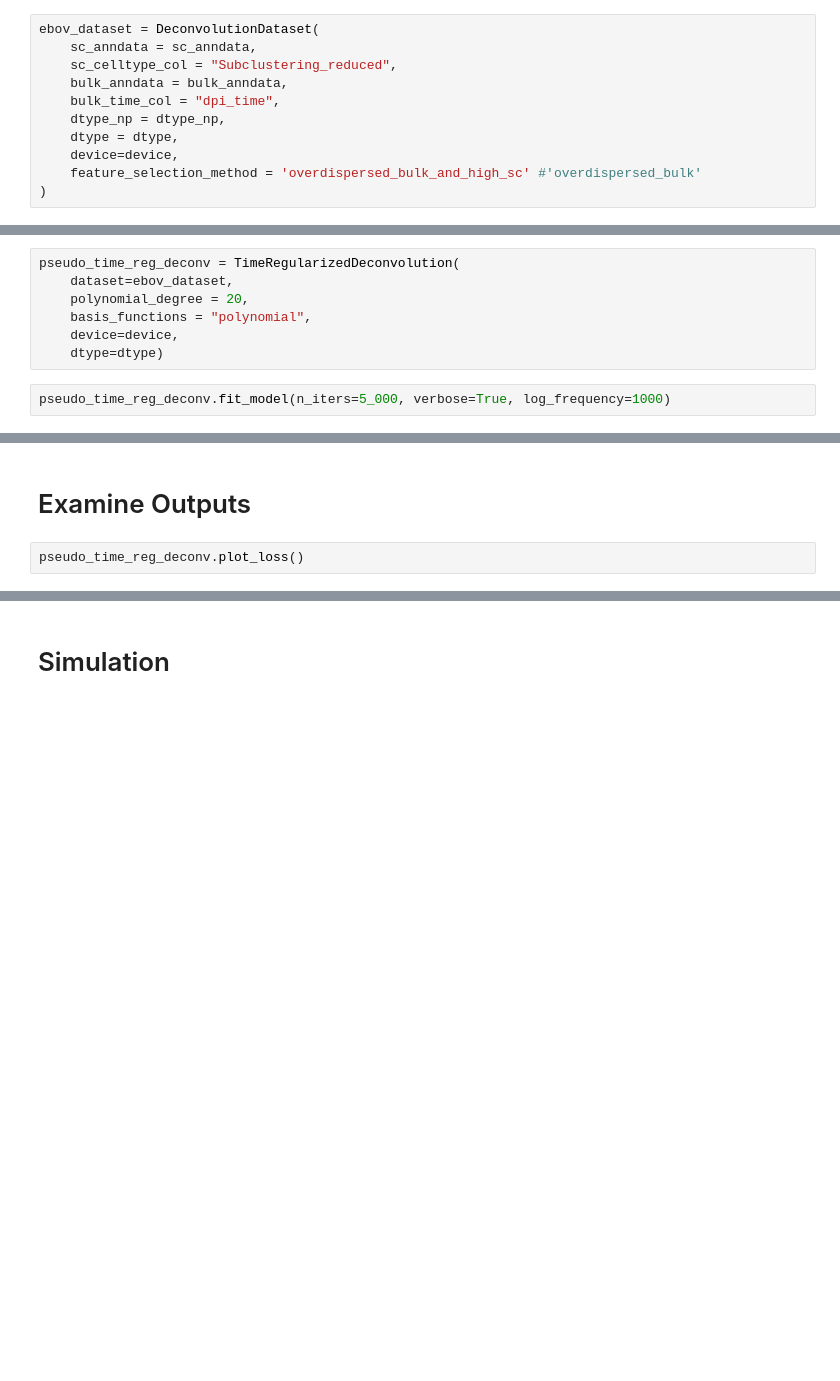
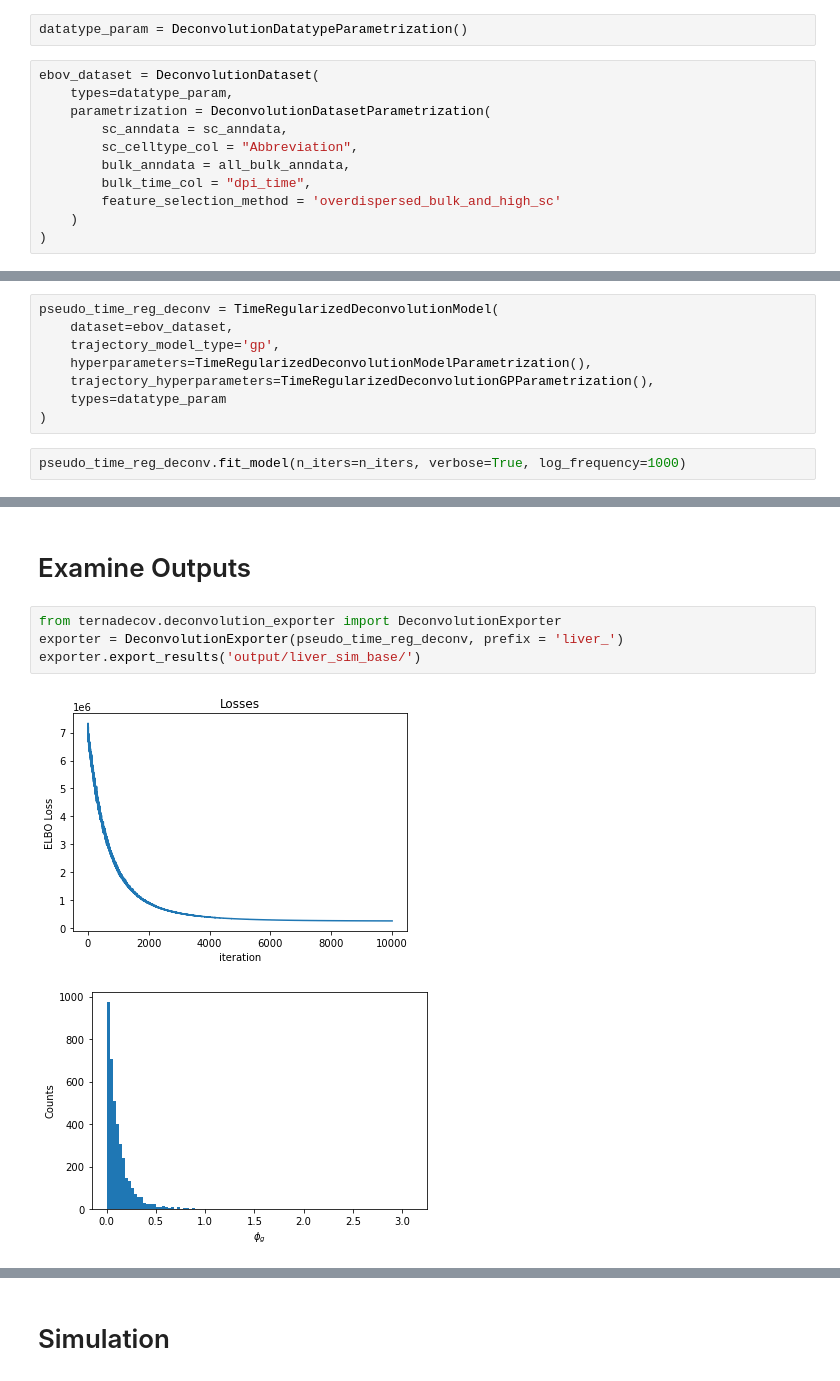
Before and after one commit to broadinstitute/temporal-rna-seq-deconvolution, a Jupyter notebook: notebooks/deconvolve-simulated-periodic-example.ipynb, the cells around one changed output, grey strips where cells are left out. Saved outputs shown, nothing was run; the diff lists cells and outputs as text; blank space fills up the shorter version.

```diff
--- a/notebooks/deconvolve-simulated-periodic-example.ipynb
+++ b/notebooks/deconvolve-simulated-periodic-example.ipynb
@@ -26,11 +64,13 @@ bulk_anndata = bulk_anndata[bulk_anndata.obs['dpi_time'] >= 0,]
+# %%
+datatype_param = DeconvolutionDatatypeParametrization()
 # %%
 ebov_dataset = DeconvolutionDataset(
-    sc_anndata = sc_anndata,
-    sc_celltype_col = "Subclustering_reduced",
-    bulk_anndata = bulk_anndata,
-    bulk_time_col = "dpi_time",
-    dtype_np = dtype_np,
-    dtype = dtype,
-    device=device,
-    feature_selection_method = 'overdispersed_bulk_and_high_sc' #'overdispersed_bulk'
+    types=datatype_param,
+    parametrization = DeconvolutionDatasetParametrization(
+        sc_anndata = sc_anndata,
+        sc_celltype_col = "Abbreviation",
+        bulk_anndata = all_bulk_anndata,
+        bulk_time_col = "dpi_time",
+        feature_selection_method = 'overdispersed_bulk_and_high_sc'
+    )
 )
@@ -37,11 +80,12 @@ ebov_dataset = DeconvolutionDataset(
 # %% [markdown]
 # Run Deconvolution
 # %%
-pseudo_time_reg_deconv = TimeRegularizedDeconvolution(
+pseudo_time_reg_deconv = TimeRegularizedDeconvolutionModel(
     dataset=ebov_dataset,
-    polynomial_degree = 20,
-    basis_functions = "polynomial",
-    device=device,
-    dtype=dtype)
+    trajectory_model_type='gp',
+    hyperparameters=TimeRegularizedDeconvolutionModelParametrization(),
+    trajectory_hyperparameters=TimeRegularizedDeconvolutionGPParametrization(),
+    types=datatype_param
+)
 # %%
-pseudo_time_reg_deconv.fit_model(n_iters=5_000, verbose=True, log_frequency=1000)
+pseudo_time_reg_deconv.fit_model(n_iters=n_iters, verbose=True, log_frequency=1000)
@@ -48,4 +103,9 @@ pseudo_time_reg_deconv.fit_model(n_iters=5_000, verbose=True, log_frequency=1000
 # %% [markdown]
 # Examine Outputs
 # %%
-pseudo_time_reg_deconv.plot_loss()
+from ternadecov.deconvolution_exporter import DeconvolutionExporter
+exporter = DeconvolutionExporter(pseudo_time_reg_deconv, prefix = 'liver_')
+exporter.export_results('output/liver_sim_base/')
+# %% [output]
+[figure, added]
+[figure, added]
```
Also changed, not shown: parts of 29 cells of this notebook, 1 other file.
